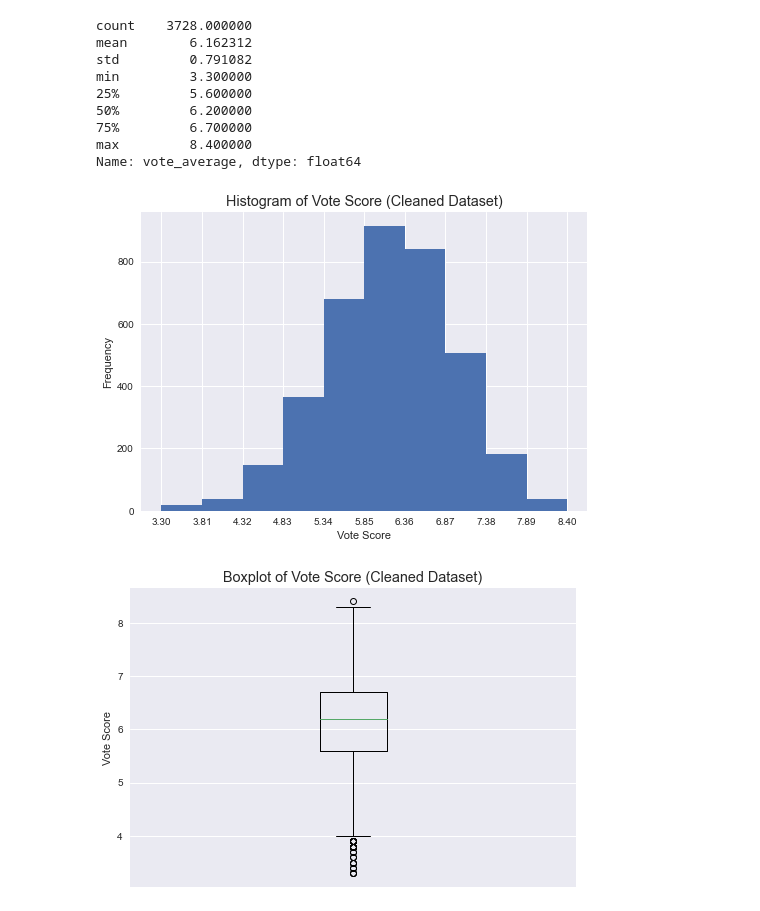
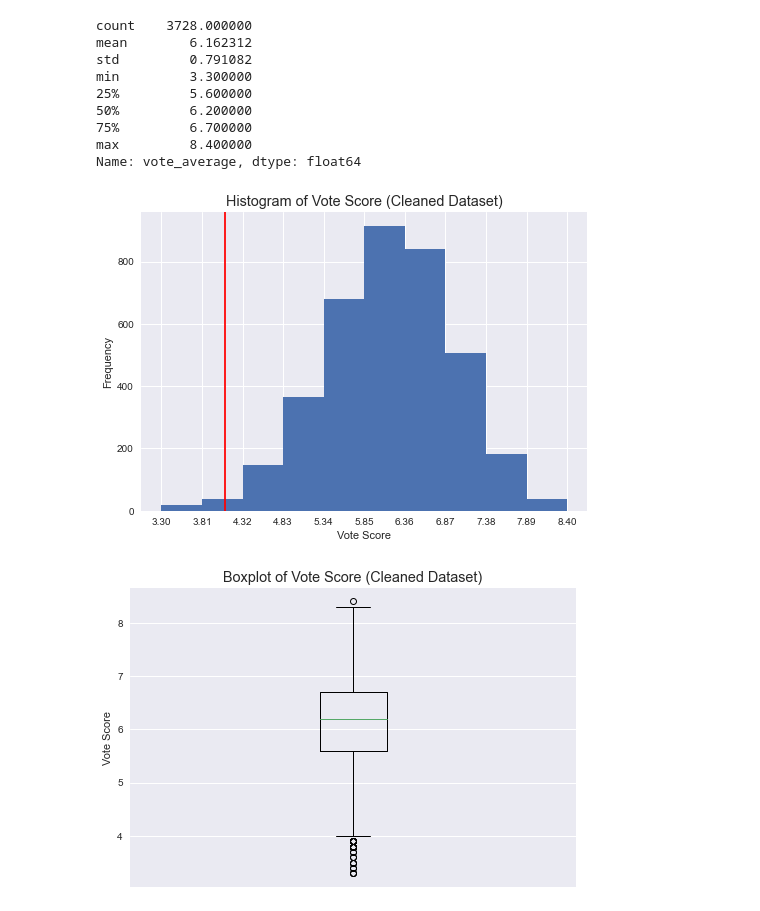
Before and after one commit to jisooleeworks/blog-code, a Jupyter notebook: tmdb_post.ipynb, the cells around one changed output. Saved outputs shown, nothing was run; the diff lists cells and outputs as text; code cells hidden in the pictures.

```diff
--- a/tmdb_post.ipynb
+++ b/tmdb_post.ipynb
@@ -721,13 +710,14 @@ Name: vote_average, dtype: float64
 # %%
 ax = plt.axes()
 
 n, bins, patches = plt.hist(df['vote_average'])
 ax.set_xticks(bins)
 
 ax.set(xlabel='Vote Score', ylabel='Frequency',
-       title='Histogram of Vote Score (Cleaned Dataset)');
+       title='Histogram of Vote Score (Cleaned Dataset)')
+ax.axvline(x = df['ROI'].mean(), color = 'r', label = 'median');
 # %% [output]
-[figure, old version]
+[figure, new version]
 # %%
 ax = plt.axes()
 plt.boxplot(df['vote_average'])
```
Also changed, not shown: parts of 8 cells of this notebook.
